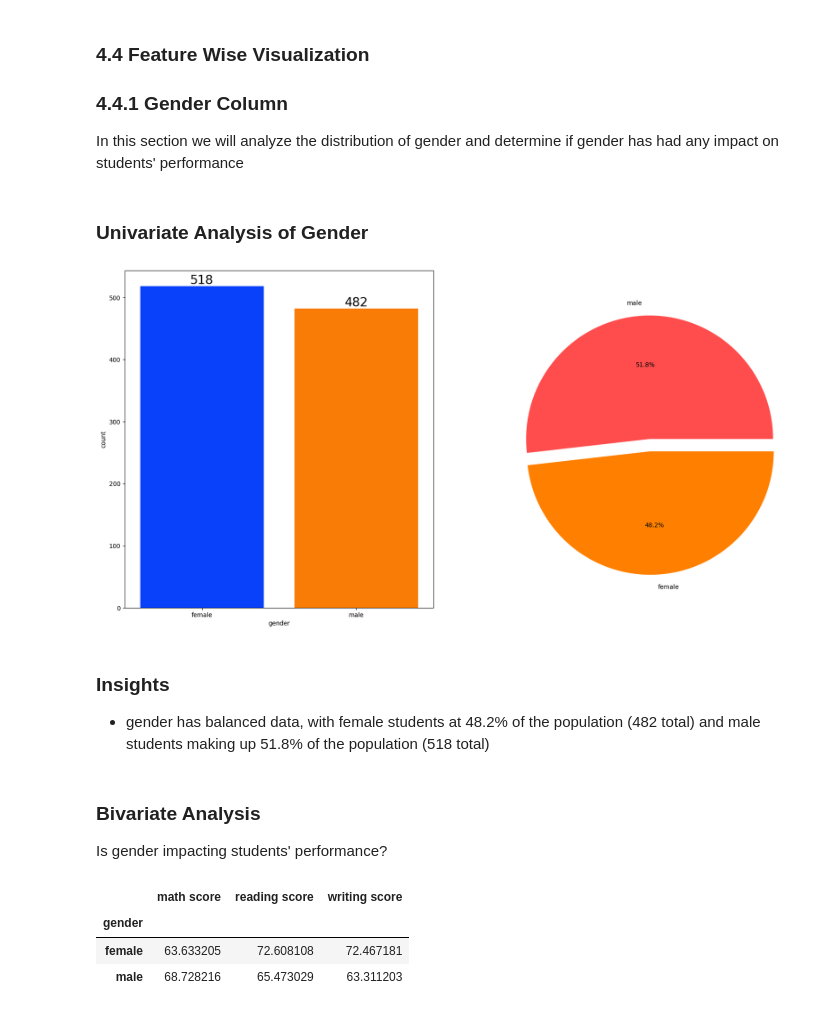
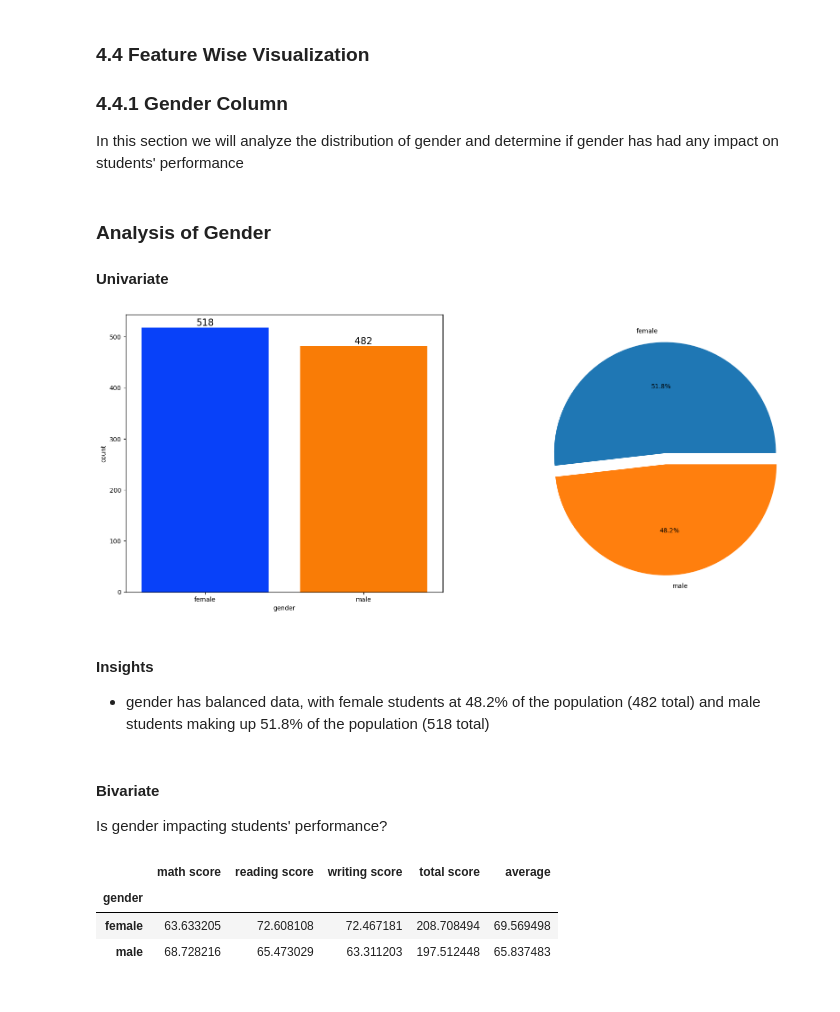
Before and after one commit to hilpresent/ml-project, a Jupyter notebook: notebook/EDA.ipynb, the cells around one changed output. Cells and saved outputs as stored; diff of their text form; code cells hidden in the pictures.

```diff
--- a/notebook/EDA.ipynb
+++ b/notebook/EDA.ipynb
@@ -457,34 +457,35 @@ plt.show()
 
 In this section we will analyze the distribution of gender and determine if gender has had any impact on students' performance
 # %% [markdown]
-### Univariate Analysis of Gender
+### Analysis of Gender
+#### Univariate
 # %%
-fig, axs = plt.subplots(1, 2, figsize=(20, 10))
+fig, axs = plt.subplots(1, 2, figsize=(20, 8))
 
 sns.countplot(ax=axs[0], data=df, x='gender', palette='bright', saturation=0.95)
 for container in axs[0].containers:
-    axs[0].bar_label(container, color='black', size=20)
+    axs[0].bar_label(container, color='black', size=15)
 
-plt.pie(x=df['gender'].value_counts(), labels=['male', 'female'], explode=[0, 0.1], autopct='%.1f%%', shadow=False, colors=['#ff4d4d','#ff8000'])
+plt.pie(x=df['gender'].value_counts(), labels=df['gender'].value_counts().index, explode=[0, 0.1], autopct='%1.1f%%')
 
 plt.show()
 # %% [output]
-[figure, old version]
+[figure, new version]
 # %% [markdown]
-### Insights
+#### Insights
 
 - gender has balanced data, with female students at 48.2% of the population (482 total) and male students making up 51.8% of the population (518 total)
 # %% [markdown]
-### Bivariate Analysis
+#### Bivariate
 
 Is gender impacting students' performance?
 # %%
-score_columns = ['math score', 'reading score', 'writing score']
+score_columns = ['math score', 'reading score', 'writing score', 'total score', 'average']
 gender_group = df.groupby('gender')[score_columns].mean()
 
 gender_group
 # %% [output]
-|  | math score | reading score | writing score |
-| gender |  |  |  |
-| female | 63.633205 | 72.608108 | 72.467181 |
-| male | 68.728216 | 65.473029 | 63.311203 |
+|  | math score | reading score | writing score | total score | average |
+| gender |  |  |  |  |  |
+| female | 63.633205 | 72.608108 | 72.467181 | 208.708494 | 69.569498 |
+| male | 68.728216 | 65.473029 | 63.311203 | 197.512448 | 65.837483 |
```
Also changed, not shown: parts of 19 cells of this notebook.
